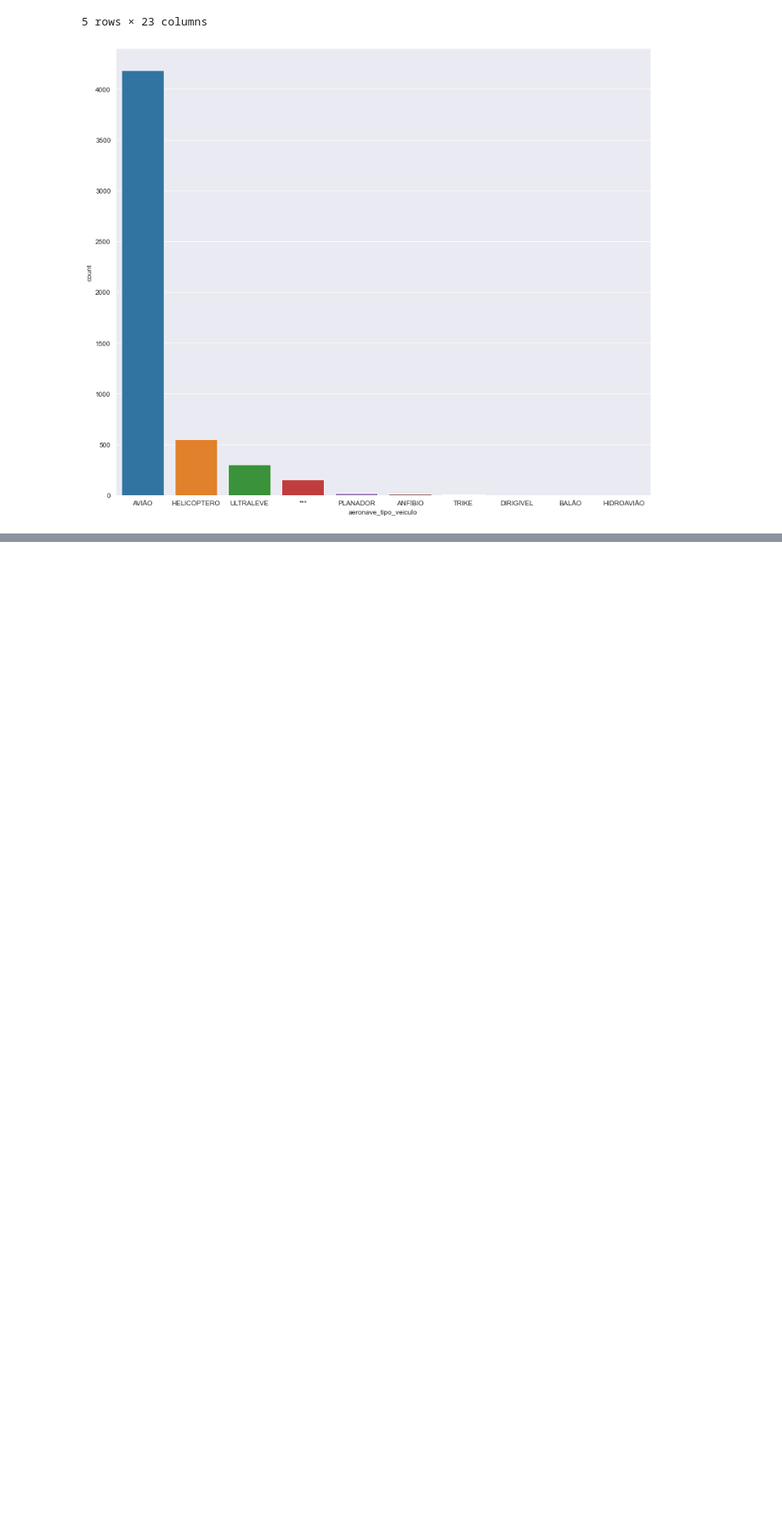
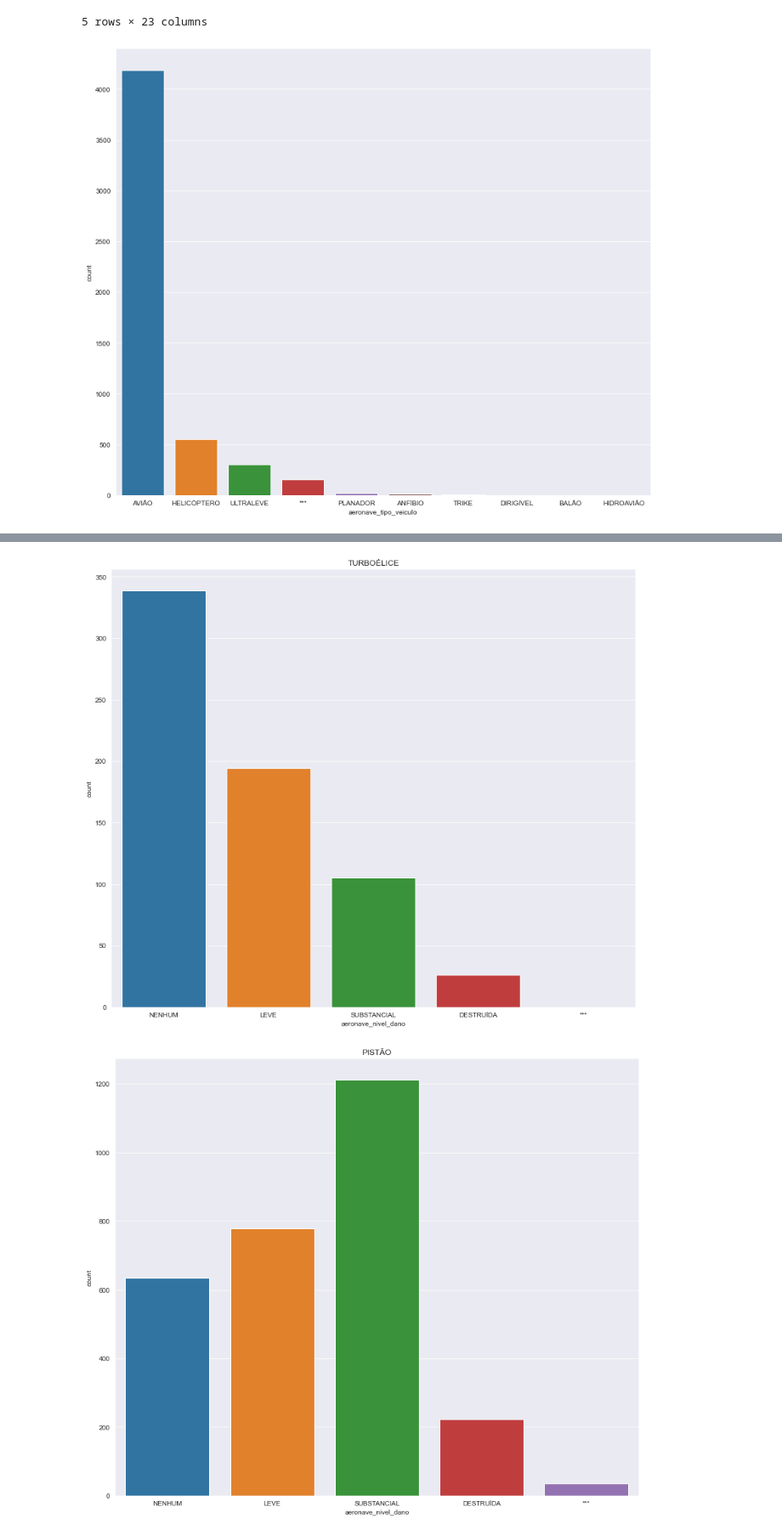
Before and after one commit to otavio-silva/A3Data---Teste-Pr-tico-Cientista-de-Dados-, a Jupyter notebook: notebook.ipynb, the cells around one changed output, grey strips where cells are left out. Shown at 85% size. Saved outputs shown, nothing was run; the diff lists cells and outputs as text; code cells hidden in the pictures; blank space fills up the shorter version.

```diff
--- a/notebook.ipynb
+++ b/notebook.ipynb
@@ -57,0 +48,9 @@ aeronave.groupby("aeronave_tipo_veiculo").head(10)
+# %%
+for motor_tipo in aeronave["aeronave_motor_tipo"].unique():
+    pyplot.figure(figsize=(14, 12))
+    seaborn.countplot(data=aeronave[aeronave["aeronave_motor_tipo"] == motor_tipo], x="aeronave_nivel_dano", order=aeronave["aeronave_nivel_dano"].value_counts().index)
+    pyplot.title(motor_tipo)
+    pyplot.show()
+# %% [output]
+[figure, added]
+[figure, added]
```
Also changed, not shown: parts of 11 cells of this notebook.
